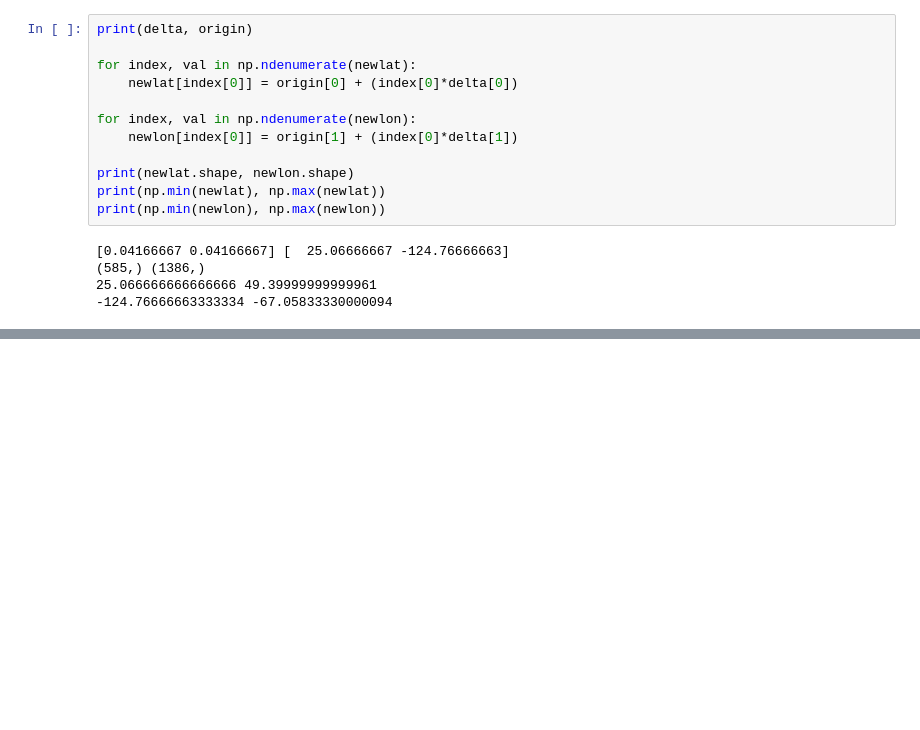
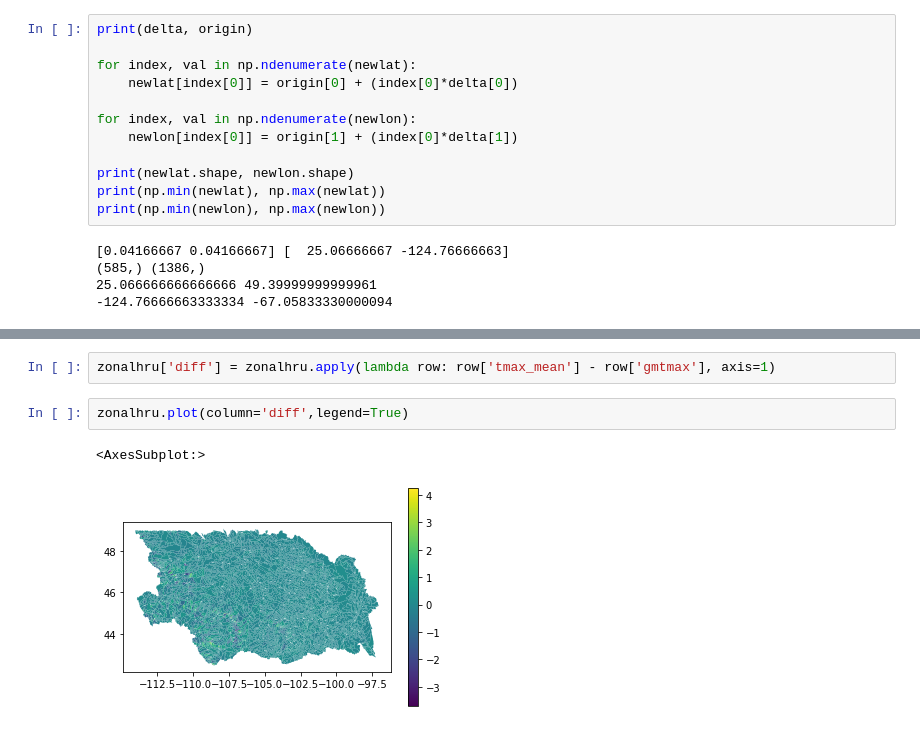
Before and after one commit to nhm-usgs/gridmet_bmi, a Jupyter notebook: notebooks/test_bmi_dev.ipynb, the cells around one changed output, grey strips where cells are left out. Saved outputs shown, nothing was run; the diff lists cells and outputs as text; blank space fills up the shorter version.

```diff
--- a/notebooks/test_bmi_dev.ipynb
+++ b/notebooks/test_bmi_dev.ipynb
@@ -120,0 +230,7 @@ plt.contourf(newlon, newlat, np.flipud(bmivals_reshape))
+# %%
+zonalhru['diff'] = zonalhru.apply(lambda row: row['tmax_mean'] - row['gmtmax'], axis=1)
+# %%
+zonalhru.plot(column='diff',legend=True)
+# %% [output]
+<AxesSubplot:>
+[figure, added]
```
Also changed, not shown: parts of 18 cells of this notebook, 1 other file.
